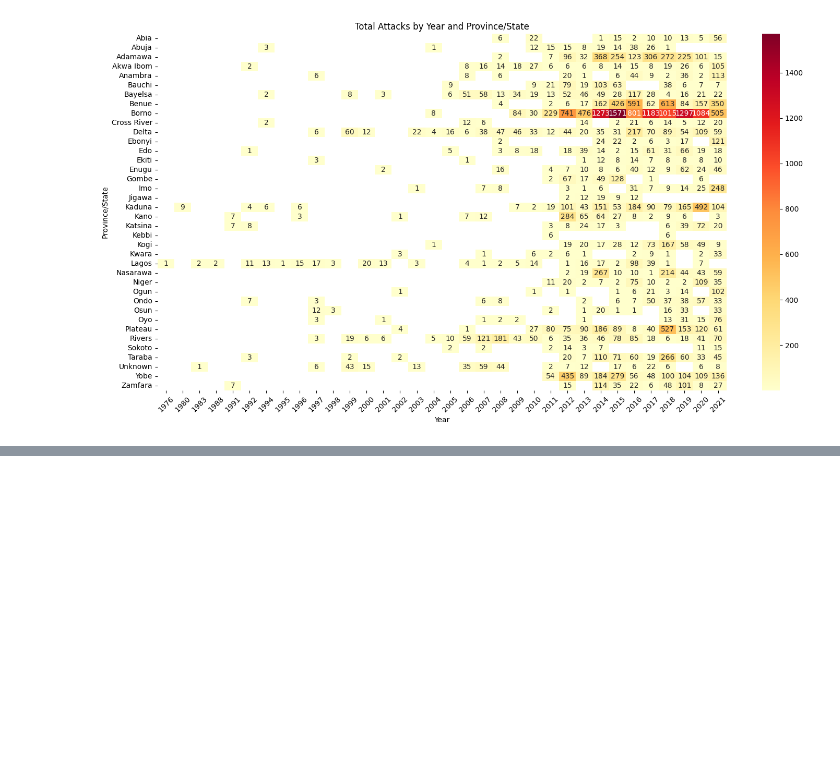
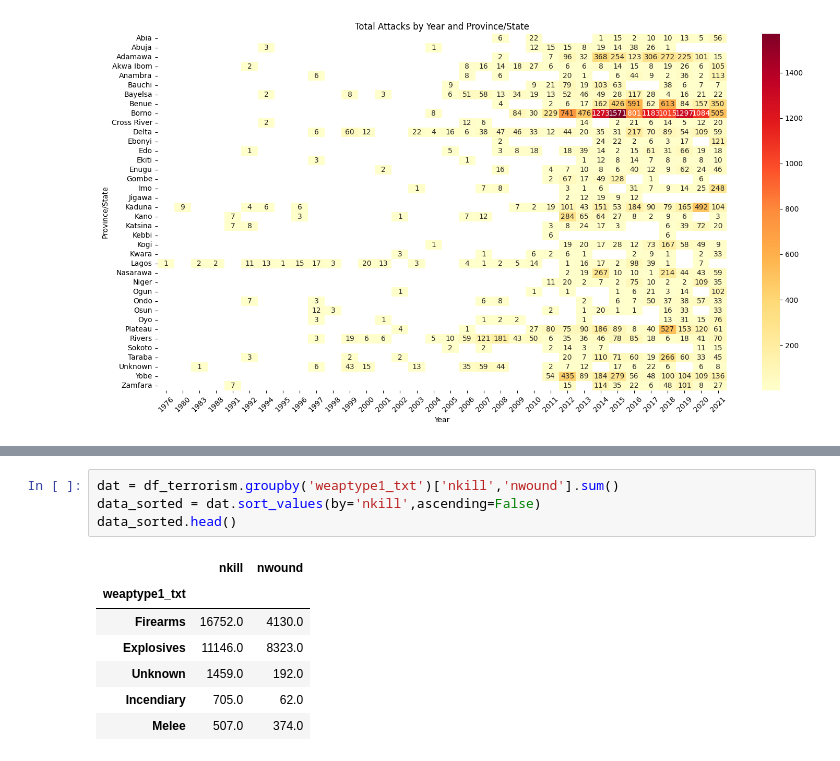
Before and after one commit to danishmeh/Project, a Jupyter notebook: omdena/3rd/terrorism.ipynb, the cells around one changed output, grey strips where cells are left out. Drawn from its saved outputs; the diff is of its cells as text; blank space fills up the shorter version.

```diff
--- a/omdena/3rd/terrorism.ipynb
+++ b/omdena/3rd/terrorism.ipynb
@@ -512,0 +509,12 @@ plt.show()
+# %%
+dat = df_terrorism.groupby('weaptype1_txt')['nkill','nwound'].sum()
+data_sorted = dat.sort_values(by='nkill',ascending=False)
+data_sorted.head()
+# %% [output]
+|  | nkill | nwound |
+| weaptype1_txt |  |  |
+| Firearms | 16752.0 | 4130.0 |
+| Explosives | 11146.0 | 8323.0 |
+| Unknown | 1459.0 | 192.0 |
+| Incendiary | 705.0 | 62.0 |
+| Melee | 507.0 | 374.0 |
```
Also changed, not shown: parts of 12 cells of this notebook.
